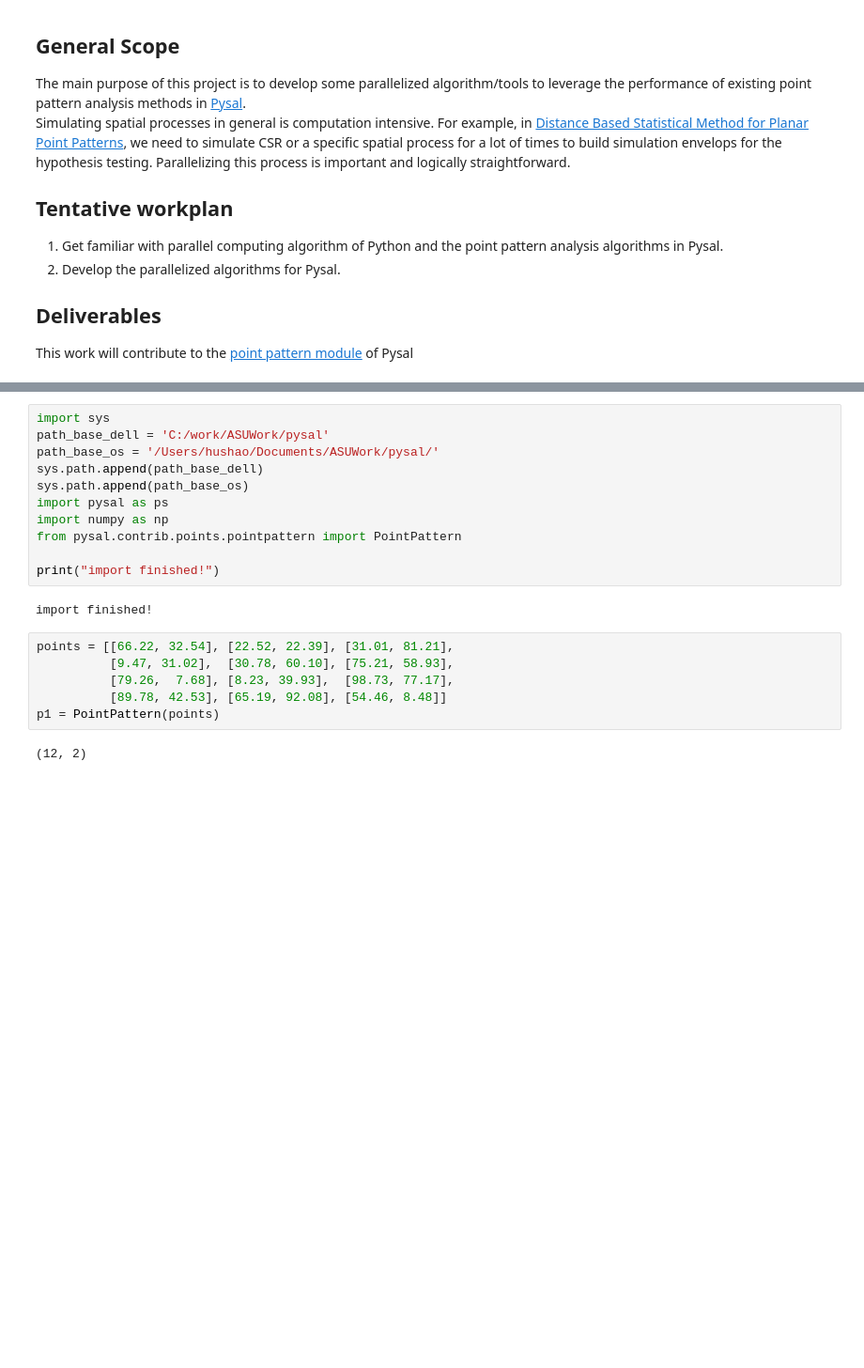
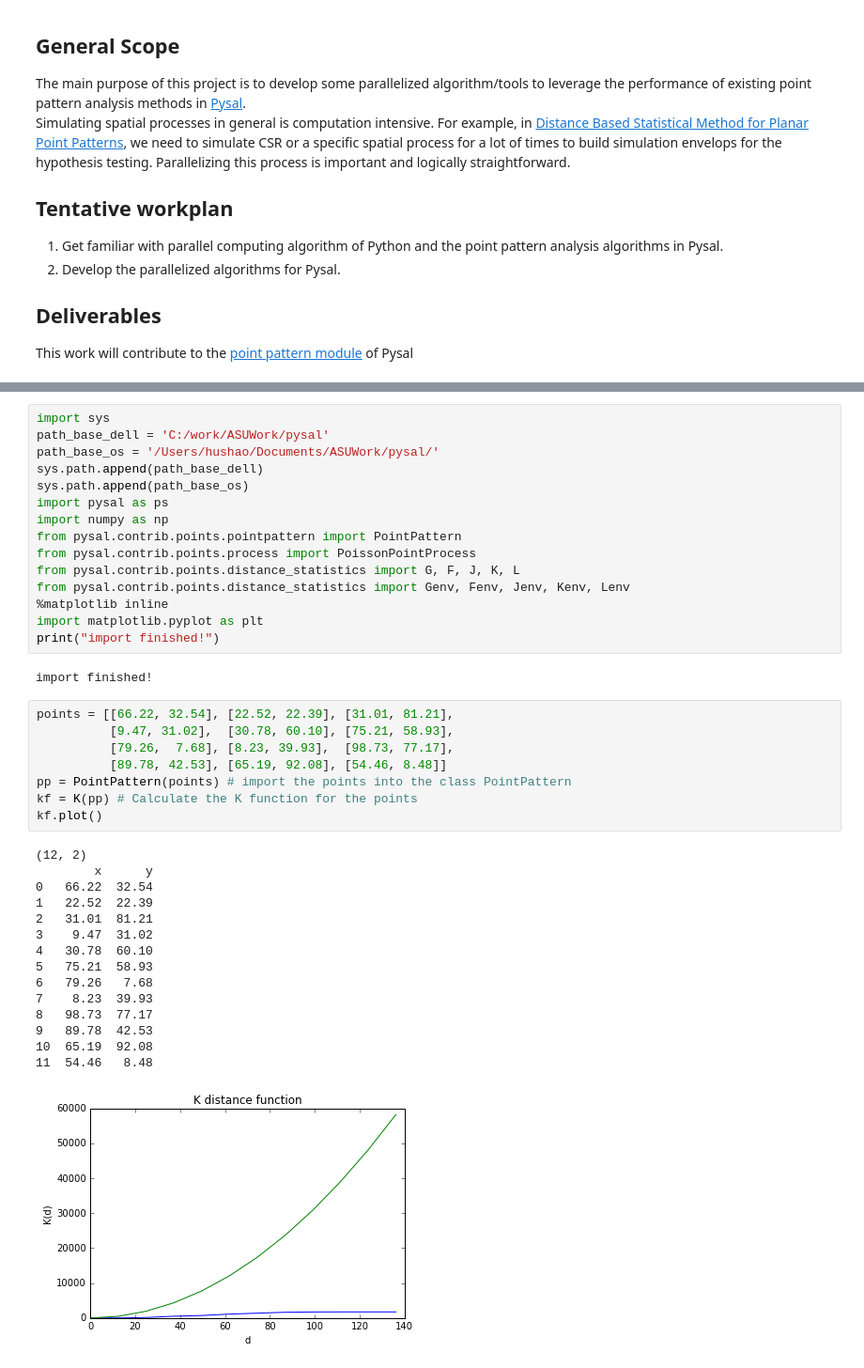
Before and after one commit to sjsrey/pysal, a Jupyter notebook: pysal/contrib/points/Shao - Project Description.ipynb, the cells around one changed output, grey strips where cells are left out. Shown at 94% size. Drawn from its saved outputs; the diff is of its cells as text; blank space fills up the shorter version.

```diff
--- a/pysal/contrib/points/Shao - Project Description.ipynb
+++ b/pysal/contrib/points/Shao - Project Description.ipynb
@@ -35,15 +85,35 @@ sys.path.append(path_base_os)
 import pysal as ps
 import numpy as np
 from pysal.contrib.points.pointpattern import PointPattern
-
+from pysal.contrib.points.process import PoissonPointProcess
+from pysal.contrib.points.distance_statistics import G, F, J, K, L
+from pysal.contrib.points.distance_statistics import Genv, Fenv, Jenv, Kenv, Lenv
+%matplotlib inline
+import matplotlib.pyplot as plt
 print("import finished!")
 # %% [output]
 import finished!
 # %%
 points = [[66.22, 32.54], [22.52, 22.39], [31.01, 81.21],
           [9.47, 31.02],  [30.78, 60.10], [75.21, 58.93],
           [79.26,  7.68], [8.23, 39.93],  [98.73, 77.17],
           [89.78, 42.53], [65.19, 92.08], [54.46, 8.48]]
-p1 = PointPattern(points)
+pp = PointPattern(points) # import the points into the class PointPattern
+kf = K(pp) # Calculate the K function for the points
+kf.plot()
 # %% [output]
 (12, 2)
+        x      y
+0   66.22  32.54
+1   22.52  22.39
+2   31.01  81.21
+3    9.47  31.02
+4   30.78  60.10
+5   75.21  58.93
+6   79.26   7.68
+7    8.23  39.93
+8   98.73  77.17
+9   89.78  42.53
+10  65.19  92.08
+11  54.46   8.48
+[figure, added]
```
Also changed, not shown: parts of 3 cells of this notebook, 2 other files.
